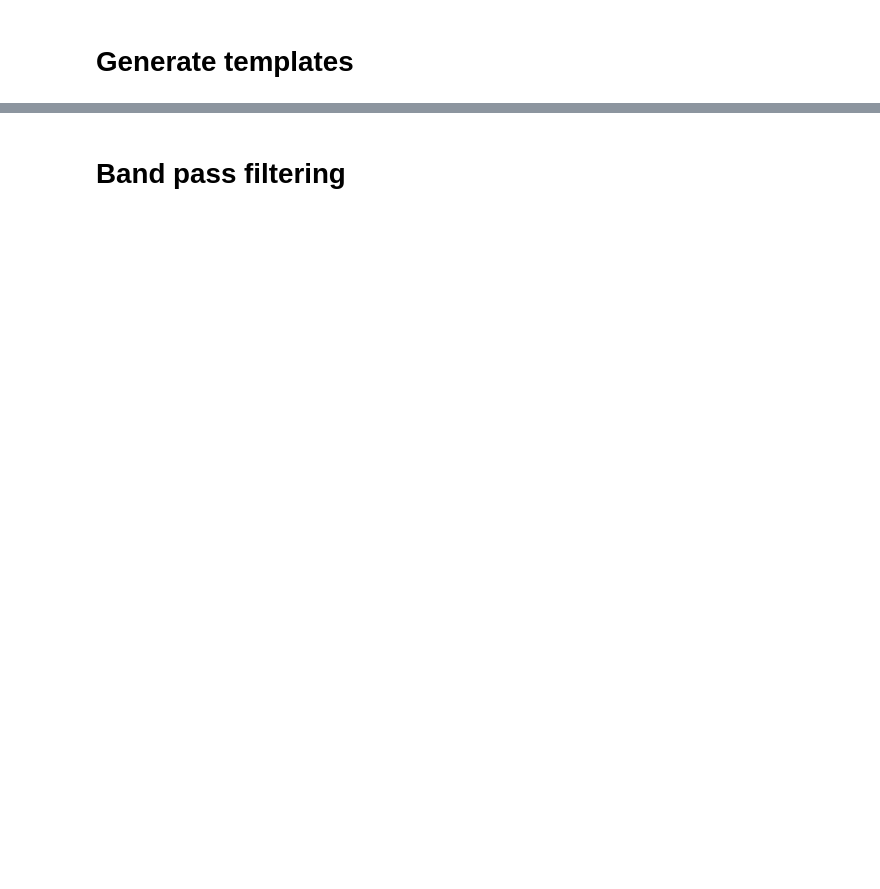
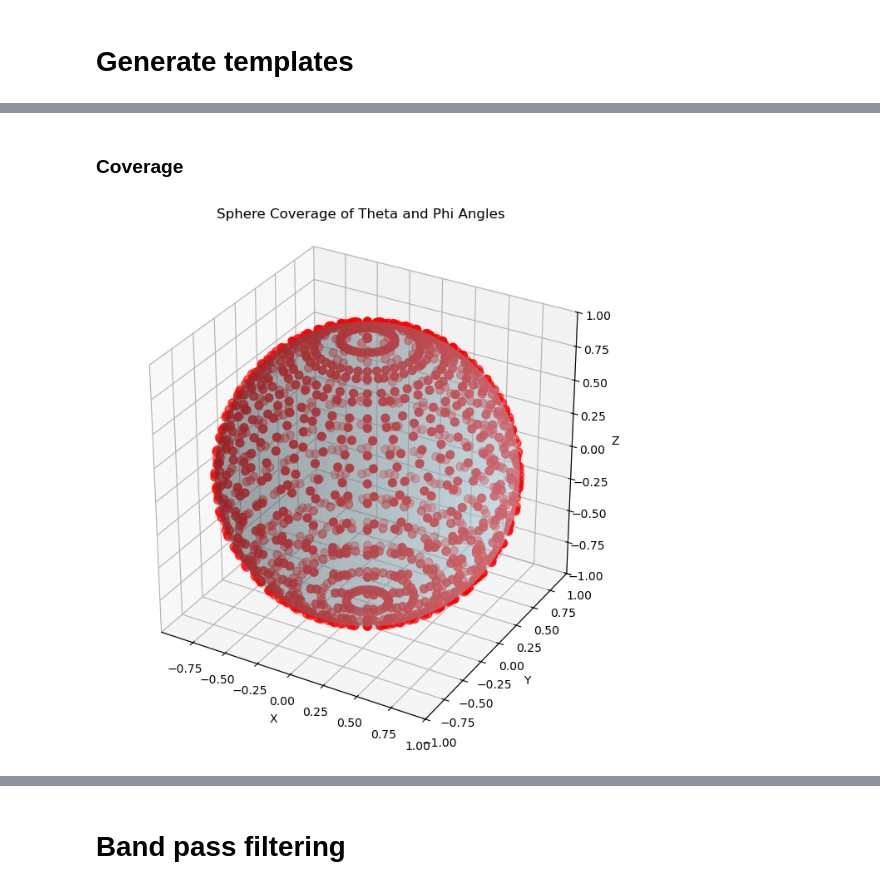
Before and after one commit to rdsza/symmetrical-dollop, a Jupyter notebook: 01-Getting_started.ipynb, the cells around one changed output, grey strips where cells are left out. Drawn from its saved outputs; the diff is of its cells as text; code cells hidden in the pictures; blank space fills up the shorter version.

```diff
--- a/01-Getting_started.ipynb
+++ b/01-Getting_started.ipynb
@@ -66,0 +115,3 @@ print(f"Template dimension : {templates.shape[1],templates.shape[2]}")
+# %%
+angular_spacing = float(input("Enter the angular spacing for Healpix sampling (in degrees): "))
+psi_step = float(input("Enter the in-plane rotation step size (psi) (in degrees): "))
@@ -66,0 +182,40 @@ print(f"Template dimension : {templates.shape[1],templates.shape[2]}")
+# %%
+# Get nside from the user
+try:
+    nside = int(input("Enter NSIDE parameter (must be a power of 2 integer): "))
+    if not hp.isnsideok(nside):
+        raise ValueError
+except ValueError:
+    print("Error: NSIDE must be a valid power of 2 integer.")
+    sys.exit(1)
+
+print(f"Using NSIDE = {nside} for Healpix sampling.")
+
+# Get angular spacing from the user
+try:
+    angular_spacing = float(input("Enter angular spacing in degrees: "))
+    if angular_spacing <= 0:
+        raise ValueError
+except ValueError:
+    print("Error: Angular spacing must be a positive number.")
+    sys.exit(1)
+
+# Generate phi and theta angles
+phi_angles, theta_angles = generate_all_angles(nside, angular_spacing)
+print(f"Generated {len(phi_angles)} orientations using Healpix.")
+
+# Generate psi angles
+try:
+    psi_step = float(input("Enter psi angular step in degrees: "))
+    if psi_step <= 0:
+        raise ValueError
+except ValueError:
+    print("Error: Psi angular step must be a positive number.")
+    sys.exit(1)
+
+psi_angles = np.arange(0, 360, psi_step)
+print(f"Using {len(psi_angles)} in-plane rotations (psi angles).")
+
+# Total number of projections
+total_projections = len(phi_angles) * len(psi_angles)
+print(f"Total number of projections to generate: {total_projections}")
@@ -66,0 +279,2 @@ print(f"Template dimension : {templates.shape[1],templates.shape[2]}")
+# %% [markdown]
+### Coverage
@@ -66,0 +329,4 @@ print(f"Template dimension : {templates.shape[1],templates.shape[2]}")
+# %%
+plot_sphere_coverage(theta_angles, phi_angles)
+# %% [output]
+[figure, added]
```
Also changed, not shown: parts of 41 cells of this notebook, 4 other files.
